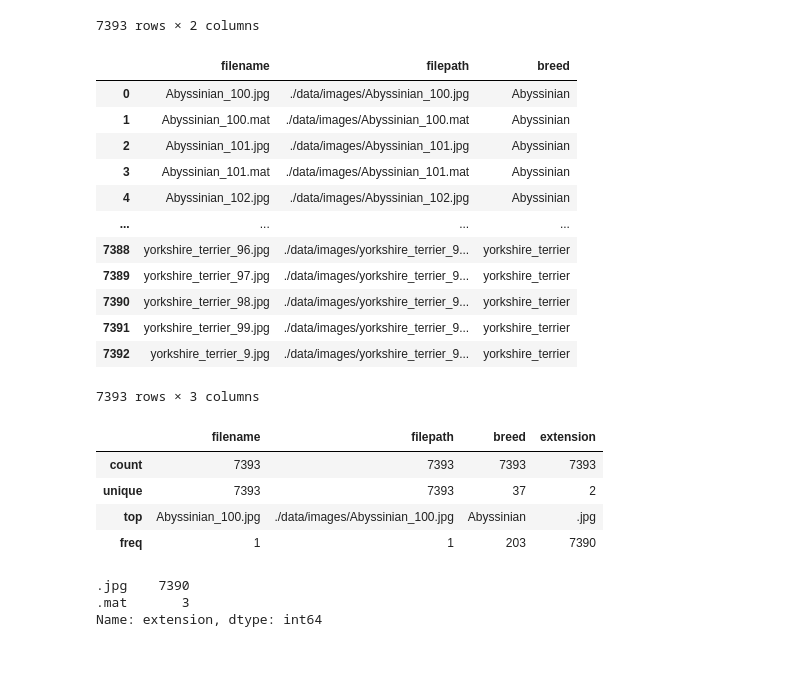
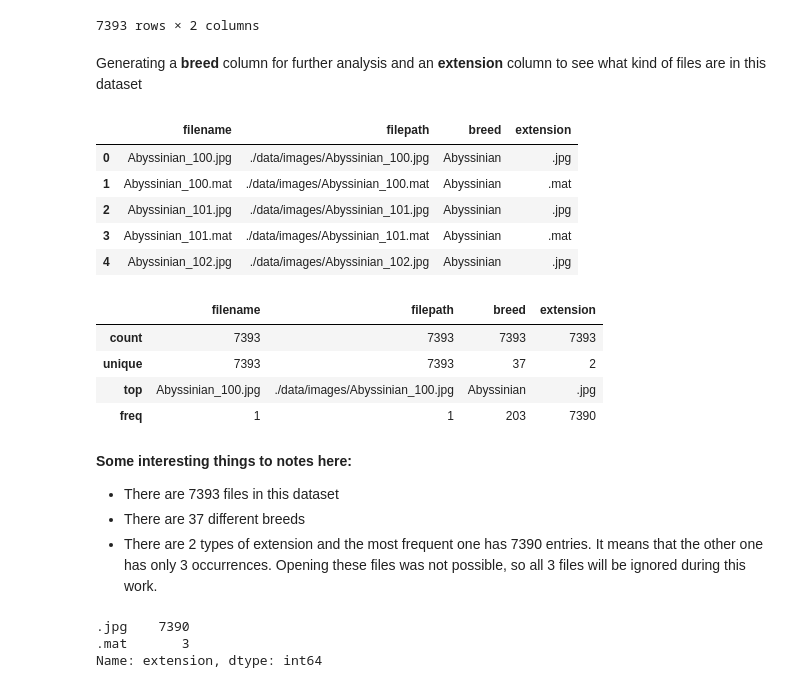
Before and after one commit to Muriloozol/data_science_internship_challenge, a Jupyter notebook: 1-stats_and_rename.ipynb, the cells around one changed output. Cells and saved outputs as stored; diff of their text form; code cells hidden in the pictures; blank space fills up the shorter version.

```diff
--- a/1-stats_and_rename.ipynb
+++ b/1-stats_and_rename.ipynb
@@ -29,20 +34,16 @@ def clean_filenames(filename: str) -> str:
     cut_position = filename.rfind('_')
     filename = filename[:cut_position]
     return filename
+# %% [markdown]
+Generating a **breed** column for further analysis and an **extension** column to see what kind of files are in this dataset
 # %%
 df['breed'] = df['filename'].apply(clean_filenames)
-df
+df['extension'] = df['filename'].apply(lambda x: x[x.find('.'):])
+df.head()
 # %% [output]
-|  | filename | filepath | breed |
-| 0 | Abyssinian_100.jpg | ./data/images/Abyssinian_100.jpg | Abyssinian |
-| 1 | Abyssinian_100.mat | ./data/images/Abyssinian_100.mat | Abyssinian |
-| 2 | Abyssinian_101.jpg | ./data/images/Abyssinian_101.jpg | Abyssinian |
-| 3 | Abyssinian_101.mat | ./data/images/Abyssinian_101.mat | Abyssinian |
-| 4 | Abyssinian_102.jpg | ./data/images/Abyssinian_102.jpg | Abyssinian |
-| ... | ... | ... | ... |
-| 7388 | yorkshire_terrier_96.jpg | ./data/images/yorkshire_terrier_9... | yorkshire_terrier |
-| 7389 | yorkshire_terrier_97.jpg | ./data/images/yorkshire_terrier_9... | yorkshire_terrier |
-| 7390 | yorkshire_terrier_98.jpg | ./data/images/yorkshire_terrier_9... | yorkshire_terrier |
-| 7391 | yorkshire_terrier_99.jpg | ./data/images/yorkshire_terrier_9... | yorkshire_terrier |
-| 7392 | yorkshire_terrier_9.jpg | ./data/images/yorkshire_terrier_9... | yorkshire_terrier |
+|  | filename | filepath | breed | extension |
+| 0 | Abyssinian_100.jpg | ./data/images/Abyssinian_100.jpg | Abyssinian | .jpg |
+| 1 | Abyssinian_100.mat | ./data/images/Abyssinian_100.mat | Abyssinian | .mat |
+| 2 | Abyssinian_101.jpg | ./data/images/Abyssinian_101.jpg | Abyssinian | .jpg |
+| 3 | Abyssinian_101.mat | ./data/images/Abyssinian_101.mat | Abyssinian | .mat |
+| 4 | Abyssinian_102.jpg | ./data/images/Abyssinian_102.jpg | Abyssinian | .jpg |
-7393 rows × 3 columns
@@ -56,6 +55,11 @@ df.describe()
 | unique | 7393 | 7393 | 37 | 2 |
 | top | Abyssinian_100.jpg | ./data/images/Abyssinian_100.jpg | Abyssinian | .jpg |
 | freq | 1 | 1 | 203 | 7390 |
+# %% [markdown]
+**Some interesting things to notes here:**
+- There are 7393 files in this dataset
+- There are 37 different breeds
+- There are 2 types of extension and the most frequent one has 7390 entries. It means that the other one has only 3 occurrences. Opening these files was not possible, so all 3 files will be ignored during this work.
 # %%
 df['extension'].value_counts()
 # %% [output]
```
Also changed, not shown: parts of 20 cells of this notebook.
